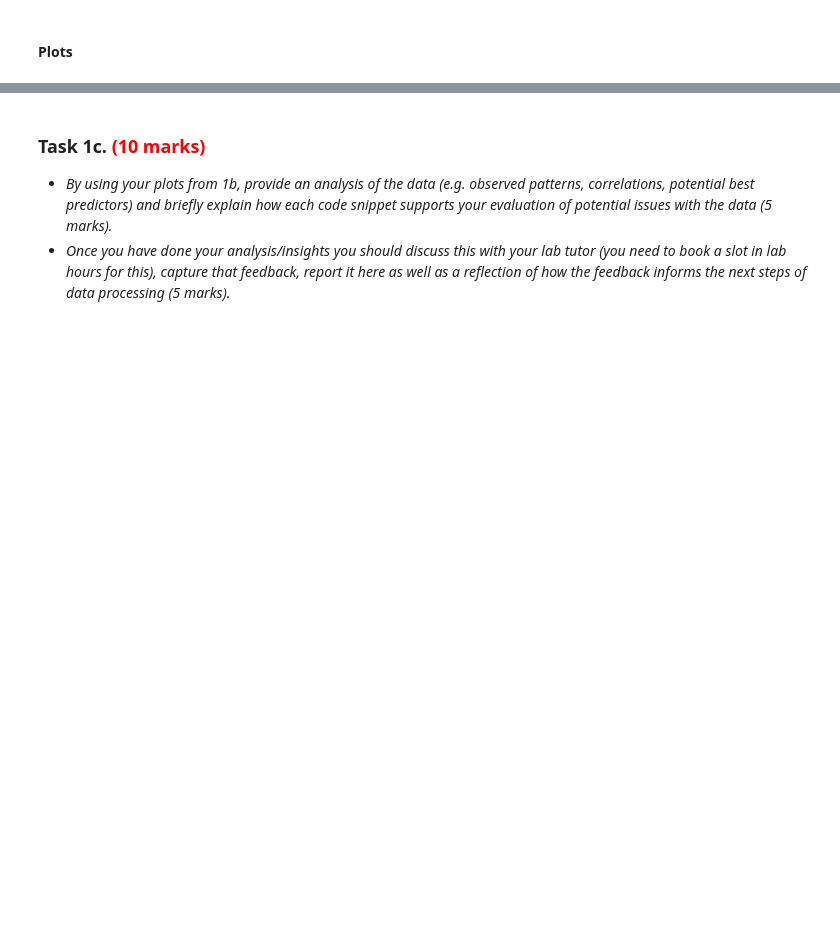
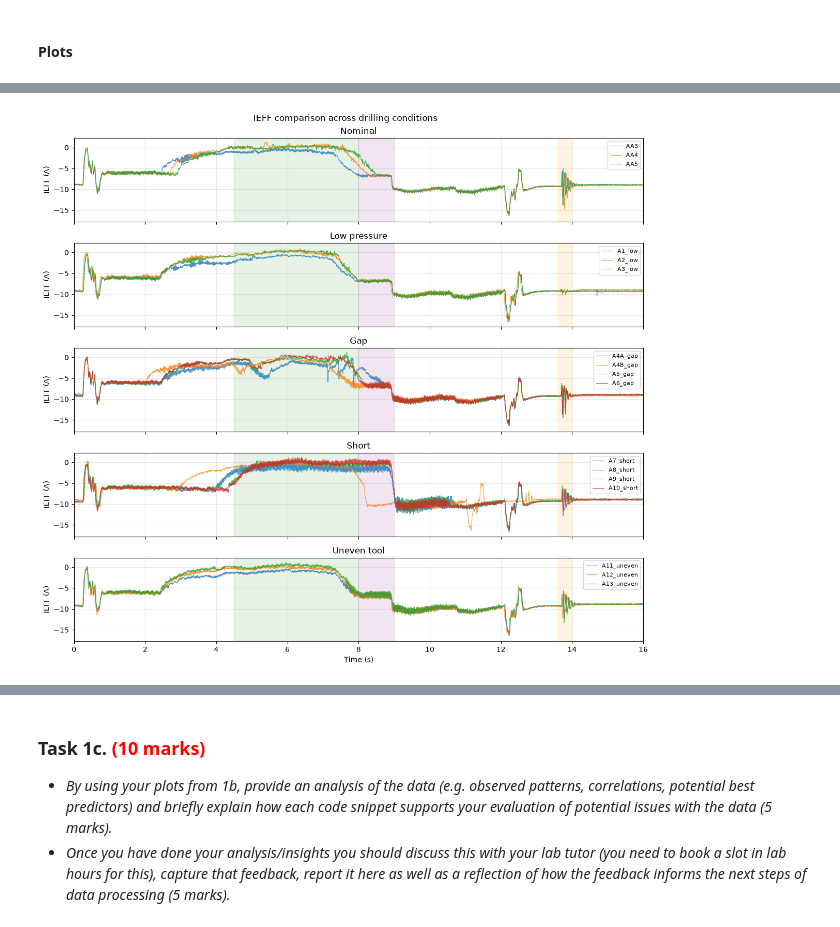
Before and after one commit to Eillcon/Machine-learning-case-study, a Jupyter notebook: 202627_MMME4125_cw_egyco3.ipynb, the cells around one changed output, grey strips where cells are left out. Cells and saved outputs as stored; diff of their text form; code cells hidden in the pictures; blank space fills up the shorter version.

```diff
--- a/202627_MMME4125_cw_egyco3.ipynb
+++ b/202627_MMME4125_cw_egyco3.ipynb
@@ -199,10 +199,10 @@ conditions = {
 #### Function for getting file paths
 # %%
 def get_condition(file):
-    path_parts = {part.lower() for part in file.parts}
+    path = {part.lower() for part in file.parts}
 
     for condition, folders in conditions.items():
-        if path_parts.intersection(folder.lower() for folder in folders):
+        if path.intersection(folder.lower() for folder in folders):
             return condition
 
     return None
@@ -248,0 +276,35 @@ I am starting by analysing all variables of a single 'nominal' drilling cycle
+# %%
+fig, axes = plt.subplots(5, 1, figsize=(12, 11),
+                         sharex=True, sharey=True)
+
+for ax, (condition, folders) in zip(axes, conditions.items()):
+
+    for folder in folders:
+        file = next(f for f in csv_files if f.parent.name == folder)
+        df = pd.read_csv(file, skiprows=[0, 1, 3])
+
+        ax.plot(
+            df["Time"] / 1000,
+            df["IEFF"],
+            label=folder,
+            linewidth=0.8,
+            alpha=0.8
+        )
+
+    ax.axvspan(4.5, 8, color="green", alpha=0.10)
+    ax.axvspan(8, 9, color="purple", alpha=0.10)
+    ax.axvspan(13.6, 14, color="orange", alpha=0.12)
+
+    ax.set_ylabel("IEFF (A)")
+    ax.set_title(condition)
+    ax.legend(fontsize=8)
+    ax.grid(alpha=0.3)
+
+axes[-1].set_xlabel("Time (s)")
+axes[-1].set_xlim(0, 16)
+
+fig.suptitle("IEFF comparison across drilling conditions")
+plt.tight_layout()
+plt.show()
+# %% [output]
+[figure, added]
```
Also changed, not shown: parts of 7 cells of this notebook.
